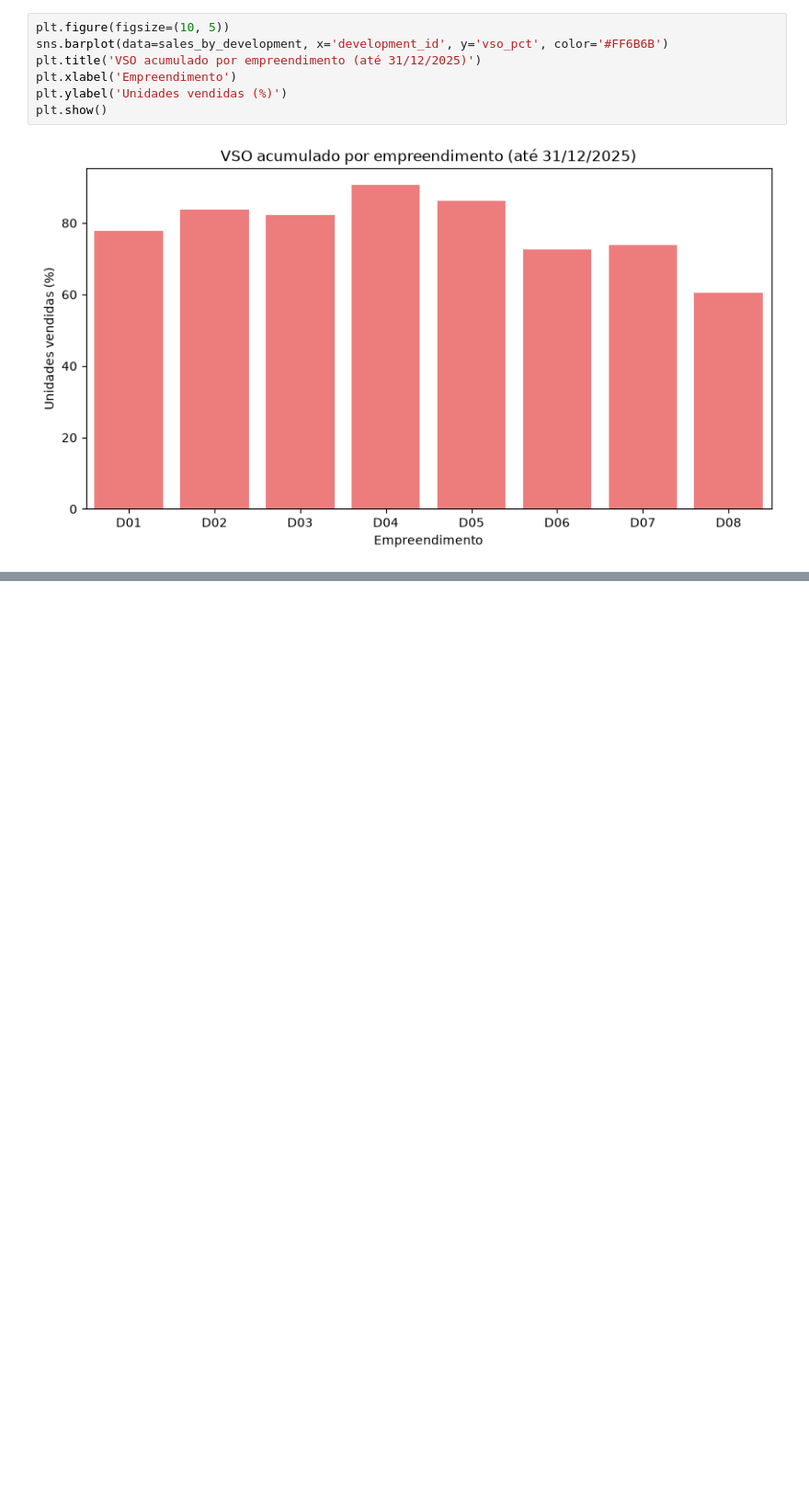
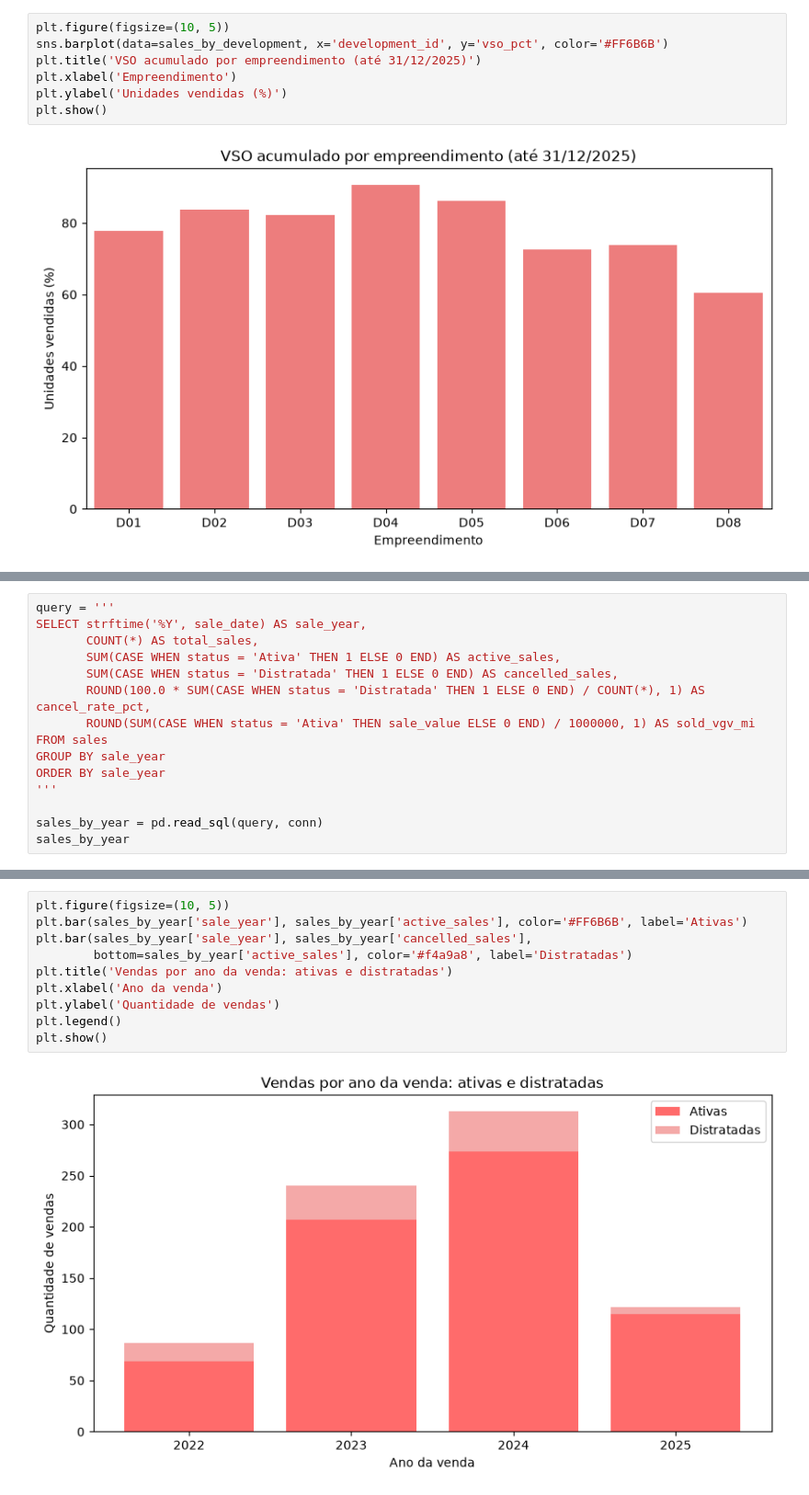
Before and after one commit to ricardo-paganini/construction-powerbi-dashboard, a Jupyter notebook: construction_analysis.ipynb, the cells around one changed output, grey strips where cells are left out. Shown at 92% size. Saved outputs shown, nothing was run; the diff lists cells and outputs as text; blank space fills up the shorter version.

Commit message:
Add sales evolution analysis

```diff
--- a/construction_analysis.ipynb
+++ b/construction_analysis.ipynb
@@ -512,0 +533,15 @@ plt.show()
+# %%
+query = '''
+SELECT strftime('%Y', sale_date) AS sale_year,
+       COUNT(*) AS total_sales,
+       SUM(CASE WHEN status = 'Ativa' THEN 1 ELSE 0 END) AS active_sales,
+       SUM(CASE WHEN status = 'Distratada' THEN 1 ELSE 0 END) AS cancelled_sales,
+       ROUND(100.0 * SUM(CASE WHEN status = 'Distratada' THEN 1 ELSE 0 END) / COUNT(*), 1) AS cancel_rate_pct,
+       ROUND(SUM(CASE WHEN status = 'Ativa' THEN sale_value ELSE 0 END) / 1000000, 1) AS sold_vgv_mi
+FROM sales
+GROUP BY sale_year
+ORDER BY sale_year
+'''
+
+sales_by_year = pd.read_sql(query, conn)
+sales_by_year
@@ -512,0 +554,12 @@ plt.show()
+# %%
+plt.figure(figsize=(10, 5))
+plt.bar(sales_by_year['sale_year'], sales_by_year['active_sales'], color='#FF6B6B', label='Ativas')
+plt.bar(sales_by_year['sale_year'], sales_by_year['cancelled_sales'],
+        bottom=sales_by_year['active_sales'], color='#f4a9a8', label='Distratadas')
+plt.title('Vendas por ano da venda: ativas e distratadas')
+plt.xlabel('Ano da venda')
+plt.ylabel('Quantidade de vendas')
+plt.legend()
+plt.show()
+# %% [output]
+[figure, added]
```
Also changed, not shown: parts of 3 cells of this notebook.
